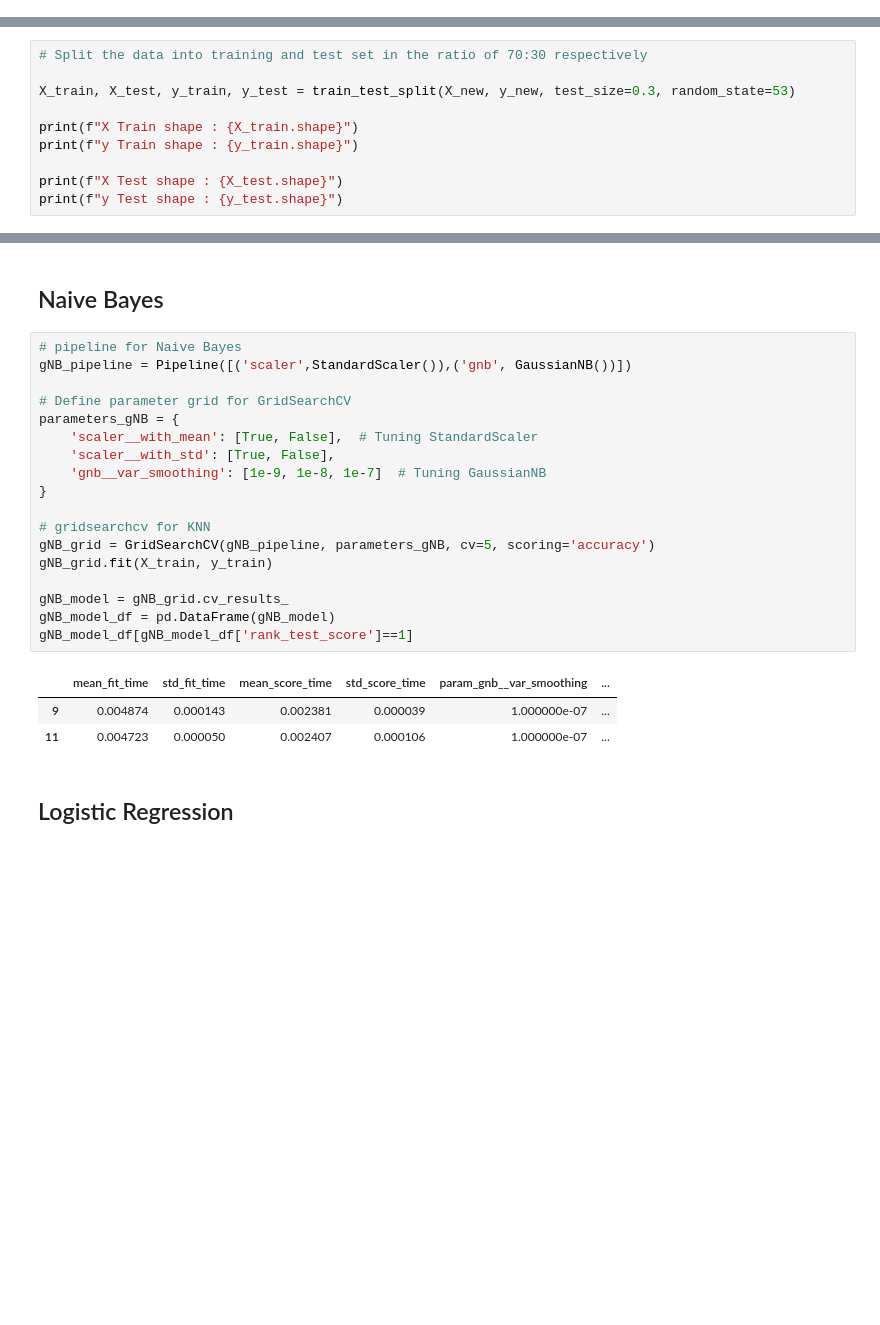
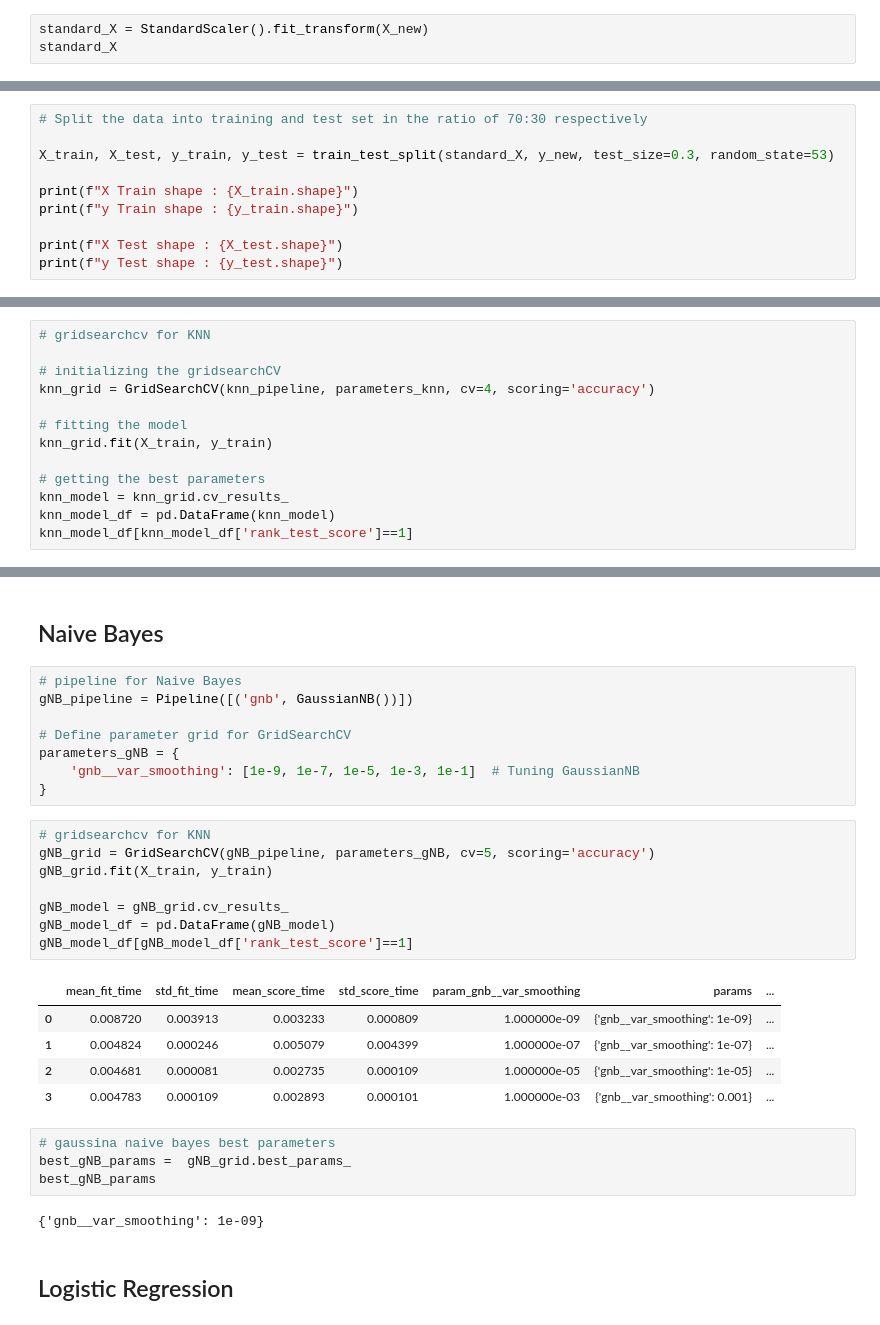
Before and after one commit to AshwinAshok3/Personal-Loan, a Jupyter notebook: Capstone_Project___Thera_Bank_Personal_Loan_Campain___Jupyter_Notebook_(1).ipynb, the cells around one changed output, grey strips where cells are left out. Drawn from its saved outputs; the diff is of its cells as text; blank space fills up the shorter version.

```diff
--- a/Capstone_Project___Thera_Bank_Personal_Loan_Campain___Jupyter_Notebook_(1).ipynb
+++ b/Capstone_Project___Thera_Bank_Personal_Loan_Campain___Jupyter_Notebook_(1).ipynb
@@ -384,3 +395,6 @@ print(f"Number of 0's: {count_0}")
 # %% [output]
 Number of 1's: 4520
 Number of 0's: 4520
+# %%
+standard_X = StandardScaler().fit_transform(X_new)
+standard_X
@@ -387,7 +415,7 @@ Number of 0's: 4520
 # %%
 # Split the data into training and test set in the ratio of 70:30 respectively
 
-X_train, X_test, y_train, y_test = train_test_split(X_new, y_new, test_size=0.3, random_state=53)
+X_train, X_test, y_train, y_test = train_test_split(standard_X, y_new, test_size=0.3, random_state=53)
 
 print(f"X Train shape : {X_train.shape}")
 print(f"y Train shape : {y_train.shape}")
@@ -436,0 +447,13 @@ knn_model_df[knn_model_df['rank_test_score']==1]
+# %%
+# gridsearchcv for KNN
+
+# initializing the gridsearchCV
+knn_grid = GridSearchCV(knn_pipeline, parameters_knn, cv=4, scoring='accuracy')
+
+# fitting the model
+knn_grid.fit(X_train, y_train)
+
+# getting the best parameters
+knn_model = knn_grid.cv_results_
+knn_model_df = pd.DataFrame(knn_model)
+knn_model_df[knn_model_df['rank_test_score']==1]
@@ -437,26 +481,32 @@ knn_model_df[knn_model_df['rank_test_score']==1]
 # %% [markdown]
 ## Naive Bayes
+# %%
+# pipeline for Naive Bayes
+gNB_pipeline = Pipeline([('gnb', GaussianNB())])
+
+# Define parameter grid for GridSearchCV
+parameters_gNB = {
+    'gnb__var_smoothing': [1e-9, 1e-7, 1e-5, 1e-3, 1e-1]  # Tuning GaussianNB
+}
 # %%
-# pipeline for Naive Bayes
-gNB_pipeline = Pipeline([('scaler',StandardScaler()),('gnb', GaussianNB())])
-
-# Define parameter grid for GridSearchCV
-parameters_gNB = {
-    'scaler__with_mean': [True, False],  # Tuning StandardScaler
-    'scaler__with_std': [True, False],
-    'gnb__var_smoothing': [1e-9, 1e-8, 1e-7]  # Tuning GaussianNB
-}
-
 # gridsearchcv for KNN
 gNB_grid = GridSearchCV(gNB_pipeline, parameters_gNB, cv=5, scoring='accuracy')
 gNB_grid.fit(X_train, y_train)
 
 gNB_model = gNB_grid.cv_results_
 gNB_model_df = pd.DataFrame(gNB_model)
 gNB_model_df[gNB_model_df['rank_test_score']==1]
 # %% [output]
-|  | mean_fit_time | std_fit_time | mean_score_time | std_score_time | param_gnb__var_smoothing | ... |
-| 9 | 0.004874 | 0.000143 | 0.002381 | 0.000039 | 1.000000e-07 | ... |
-| 11 | 0.004723 | 0.000050 | 0.002407 | 0.000106 | 1.000000e-07 | ... |
+|  | mean_fit_time | std_fit_time | mean_score_time | std_score_time | param_gnb__var_smoothing | params | ... |
+| 0 | 0.008720 | 0.003913 | 0.003233 | 0.000809 | 1.000000e-09 | {'gnb__var_smoothing': 1e-09} | ... |
+| 1 | 0.004824 | 0.000246 | 0.005079 | 0.004399 | 1.000000e-07 | {'gnb__var_smoothing': 1e-07} | ... |
+| 2 | 0.004681 | 0.000081 | 0.002735 | 0.000109 | 1.000000e-05 | {'gnb__var_smoothing': 1e-05} | ... |
+| 3 | 0.004783 | 0.000109 | 0.002893 | 0.000101 | 1.000000e-03 | {'gnb__var_smoothing': 0.001} | ... |
+# %%
+# gaussina naive bayes best parameters
+best_gNB_params =  gNB_grid.best_params_
+best_gNB_params
+# %% [output]
+{'gnb__var_smoothing': 1e-09}
 # %% [markdown]
 ## Logistic Regression
```
Also changed, not shown: parts of 22 cells of this notebook.
